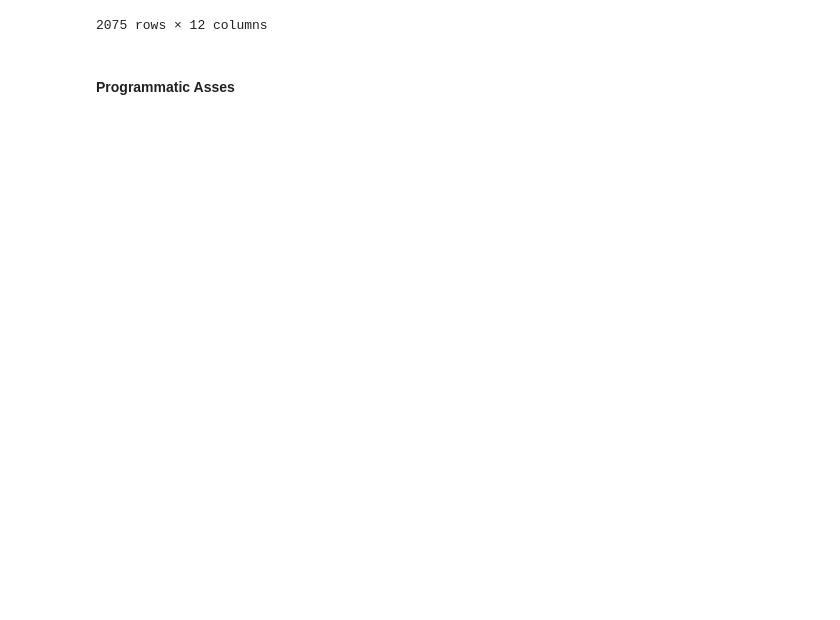
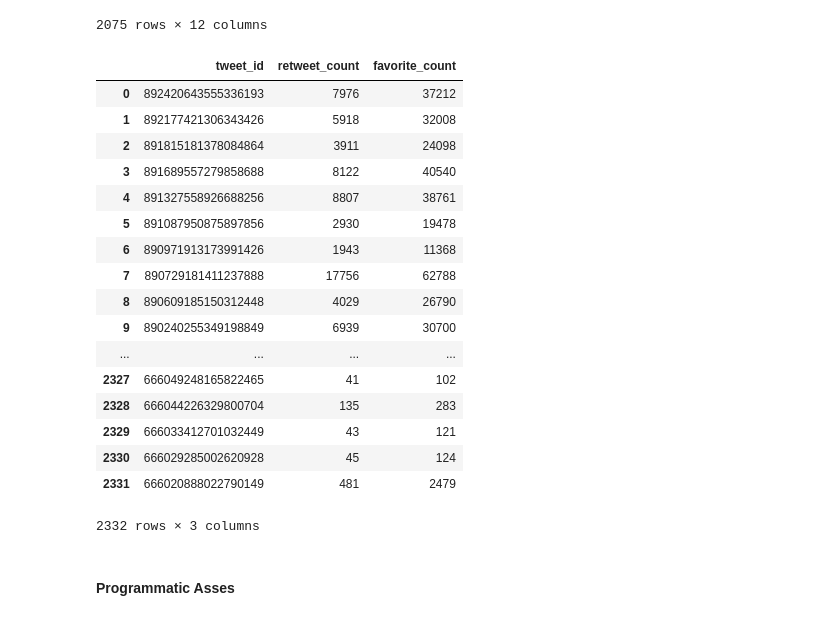
Before and after one commit to suefenali/data_analysis_nanodegree, a Jupyter notebook: project_4/wrangle_act.ipynb, the cells around one changed output. Drawn from its saved outputs; the diff is of its cells as text; code cells hidden in the pictures; blank space fills up the shorter version.

Commit message:
Add assess for twitter data

```diff
--- a/project_4/wrangle_act.ipynb
+++ b/project_4/wrangle_act.ipynb
@@ -100,12 +101,11 @@ if not os.path.isfile(file_path):
 # %%
 twitter_json = []
 
-with open('tweet_json.txt') as file:
+with open('tweet_json.txt','r') as file:
     for status in file:
-        print(status['id'])
-        break
-#         twitter_json.append({'tweet_id': status['id'],
-#                              'retweet_count': status.retweet_count,
-#                              'favorite_count': favorite_count})
+        status = json.loads(status.strip())
+        twitter_json.append({'tweet_id': status['id'],
+                             'retweet_count': status['retweet_count'],
+                             'favorite_count': status['favorite_count']})
 
-# twitter_json_data = pd.DataFrame(twitter_json, columns = ['tweet_id', 'retweet_count', 'favorite_count'])
+additional_twitter_data = pd.DataFrame(twitter_json, columns = ['tweet_id', 'retweet_count', 'favorite_count'])
@@ -158,6 +156,27 @@ image_predictions
 | 2073 | 892177421306343426 | https://pbs.twimg.com/media/DGGmo... | 1 | Chihuahua | 0.323581 | True | Pekinese | 0.090647 | True | papillon | 0.068957 | ... |
 | 2074 | 892420643555336193 | https://pbs.twimg.com/media/DGKD1... | 1 | orange | 0.097049 | False | bagel | 0.085851 | False | banana | 0.076110 | ... |
 2075 rows × 12 columns
+# %%
+additional_twitter_data
+# %% [output]
+|  | tweet_id | retweet_count | favorite_count |
+| 0 | 892420643555336193 | 7976 | 37212 |
+| 1 | 892177421306343426 | 5918 | 32008 |
+| 2 | 891815181378084864 | 3911 | 24098 |
+| 3 | 891689557279858688 | 8122 | 40540 |
+| 4 | 891327558926688256 | 8807 | 38761 |
+| 5 | 891087950875897856 | 2930 | 19478 |
+| 6 | 890971913173991426 | 1943 | 11368 |
+| 7 | 890729181411237888 | 17756 | 62788 |
+| 8 | 890609185150312448 | 4029 | 26790 |
+| 9 | 890240255349198849 | 6939 | 30700 |
+| ... | ... | ... | ... |
+| 2327 | 666049248165822465 | 41 | 102 |
+| 2328 | 666044226329800704 | 135 | 283 |
+| 2329 | 666033412701032449 | 43 | 121 |
+| 2330 | 666029285002620928 | 45 | 124 |
+| 2331 | 666020888022790149 | 481 | 2479 |
+2332 rows × 3 columns
 # %% [markdown]
 <a id='program'></a>
 #### Programmatic Asses
```
Also changed, not shown: parts of 8 cells of this notebook.
